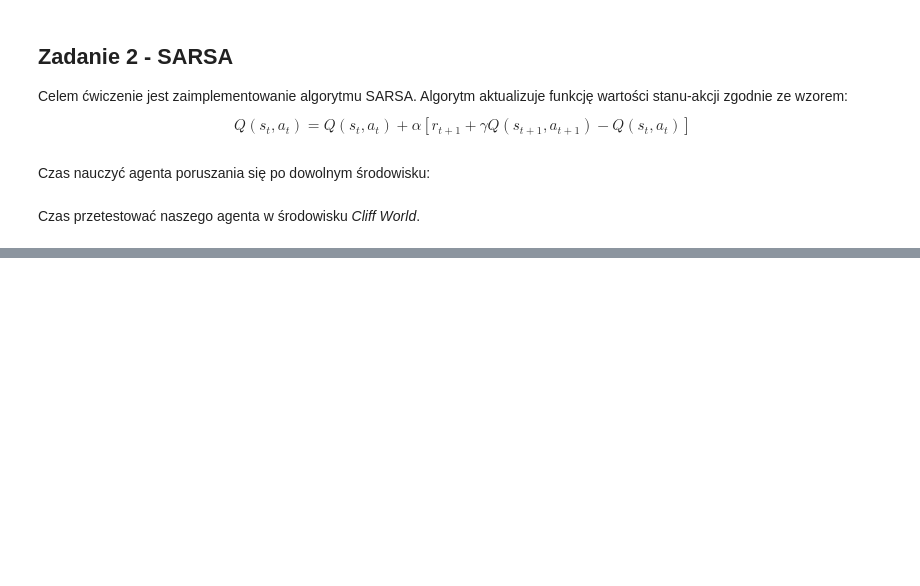
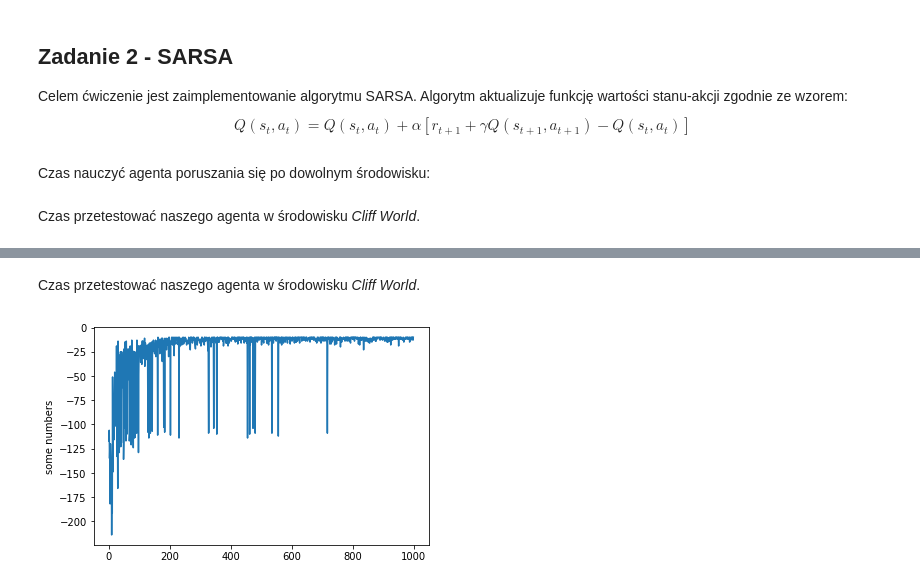
Before and after one commit to Anamitr/ISI-lab, a Jupyter notebook: Lab. 2.ipynb, the cells around one changed output, grey strips where cells are left out. Drawn from its saved outputs; the diff is of its cells as text; code cells hidden in the pictures; blank space fills up the shorter version.

Commit message:
Implement expected SARSA

```diff
--- a/Lab. 2.ipynb
+++ b/Lab. 2.ipynb
@@ -469,0 +682,13 @@ plt.show()
+# %%
+environment = frozenLake("8x8")
+agent = ExpectedSARSAAgent(alpha=0.1, epsilon=0.1, discount=0.99,
+                       get_legal_actions=environment.get_possible_actions)
+
+
+for i in range(10000):
+    play_and_train(environment, agent)
+
+agent.turn_off_learning()
+
+for i in range(10):
+    print(play_and_train(environment, agent))
@@ -469,0 +706,16 @@ plt.show()
+# %% [markdown]
+Czas przetestować naszego agenta w środowisku *Cliff World*.
+# %%
+environment = CliffWorld()
+agent = ExpectedSARSAAgent(alpha=0.1, epsilon=0.1, discount=0.99,
+                   get_legal_actions=environment.get_possible_actions)
+
+rewards = []
+for i in range(1000):
+    rewards.append(play_and_train(environment, agent))
+
+plt.plot(rewards)
+plt.ylabel('some numbers')
+plt.show()
+# %% [output]
+[figure, added]
```
Also changed, not shown: parts of 9 cells of this notebook.
